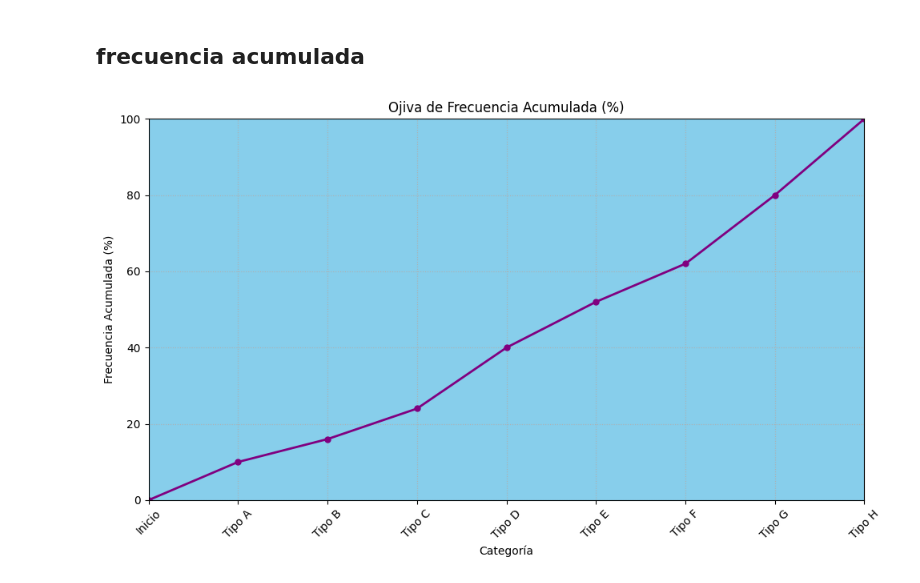
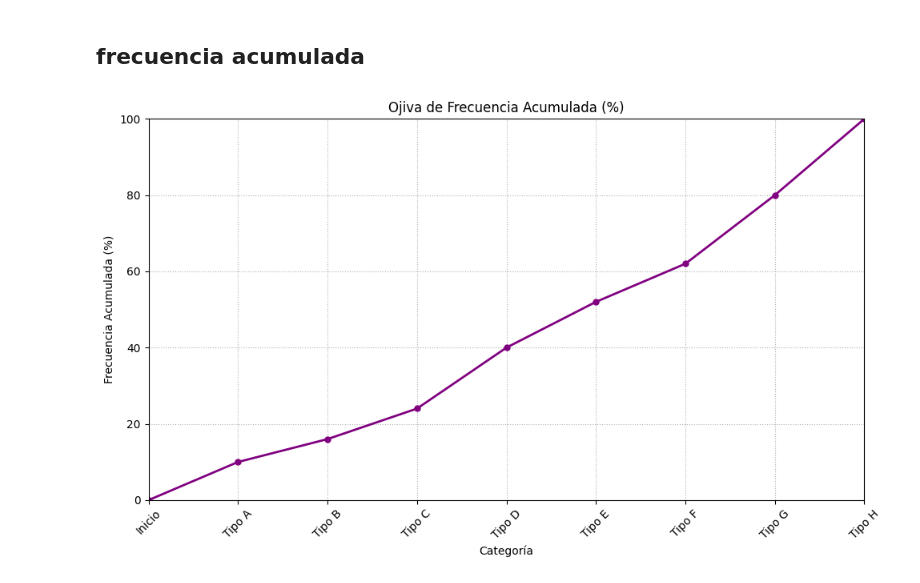
Before and after one commit to D1egoXD/Tablas_Frecuencias, a Jupyter notebook: Daniel_datos_cualitativos.ipynb, the cells around one changed output. Cells and saved outputs as stored; diff of their text form; code cells hidden in the pictures.

```diff
--- a/Daniel_datos_cualitativos.ipynb
+++ b/Daniel_datos_cualitativos.ipynb
@@ -223,32 +220,31 @@ import pandas as pd
 categorias = ['Tipo A', 'Tipo B', 'Tipo C', 'Tipo D', 'Tipo E', 'Tipo F', 'Tipo G', 'Tipo H']
 frec_abs = [5, 3, 4, 8, 6, 5, 9, 10]
 
 # Calcular frecuencia acumulada y porcentaje
 frec_abs_acum = pd.Series(frec_abs).cumsum()
 n = sum(frec_abs)
 frec_abs_acum_pct = (frec_abs_acum / n) * 100
 
 # Punto inicial en (0, 0)
 y_vals = [0] + list(frec_abs_acum_pct)
 x_vals = list(range(len(y_vals)))  # x numérico: 0, 1, 2, ..., n
 x_labels = ['Inicio'] + categorias
 
 # Graficar sin sombreado
 plt.figure(figsize=(10, 6))
 plt.plot(x_vals, y_vals, marker='o', color='purple', linewidth=2, markersize=5)
 # plt.fill_between(x_vals, y_vals, color='purple', alpha=0.2)  # <-- ELIMINADA
 
 plt.title('Ojiva de Frecuencia Acumulada (%)')
 plt.xlabel('Categoría')
 plt.ylabel('Frecuencia Acumulada (%)')
 plt.ylim(0, 100)
 plt.xlim(0, len(x_labels) - 1)
 plt.xticks(x_vals, x_labels, rotation=45)
 plt.grid(True, linestyle=':')
-plt.gca().set_facecolor('skyblue')
 
 
 plt.tight_layout()
 plt.show()
 # %% [output]
-[figure, old version]
+[figure, new version]
```
Also changed, not shown: parts of 3 cells of this notebook.
